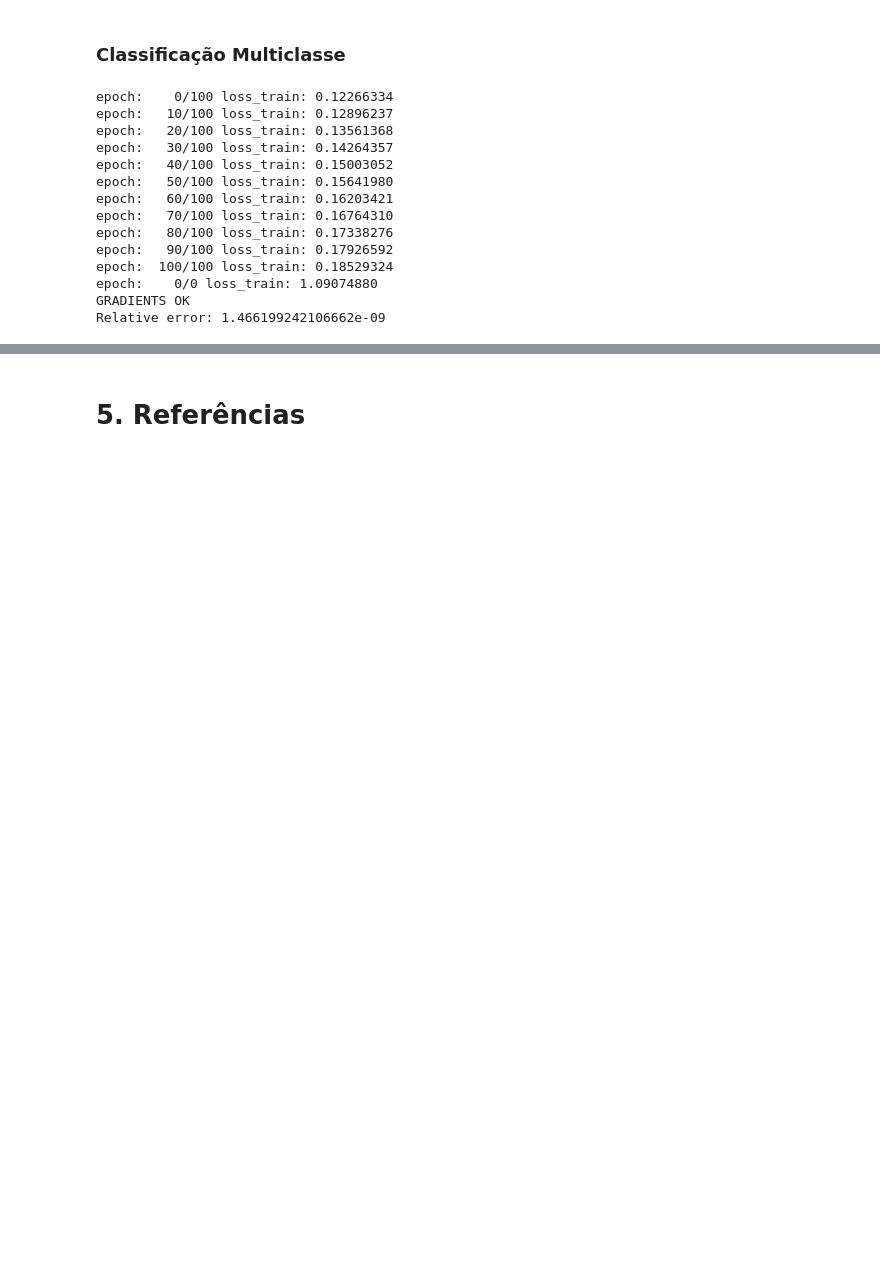
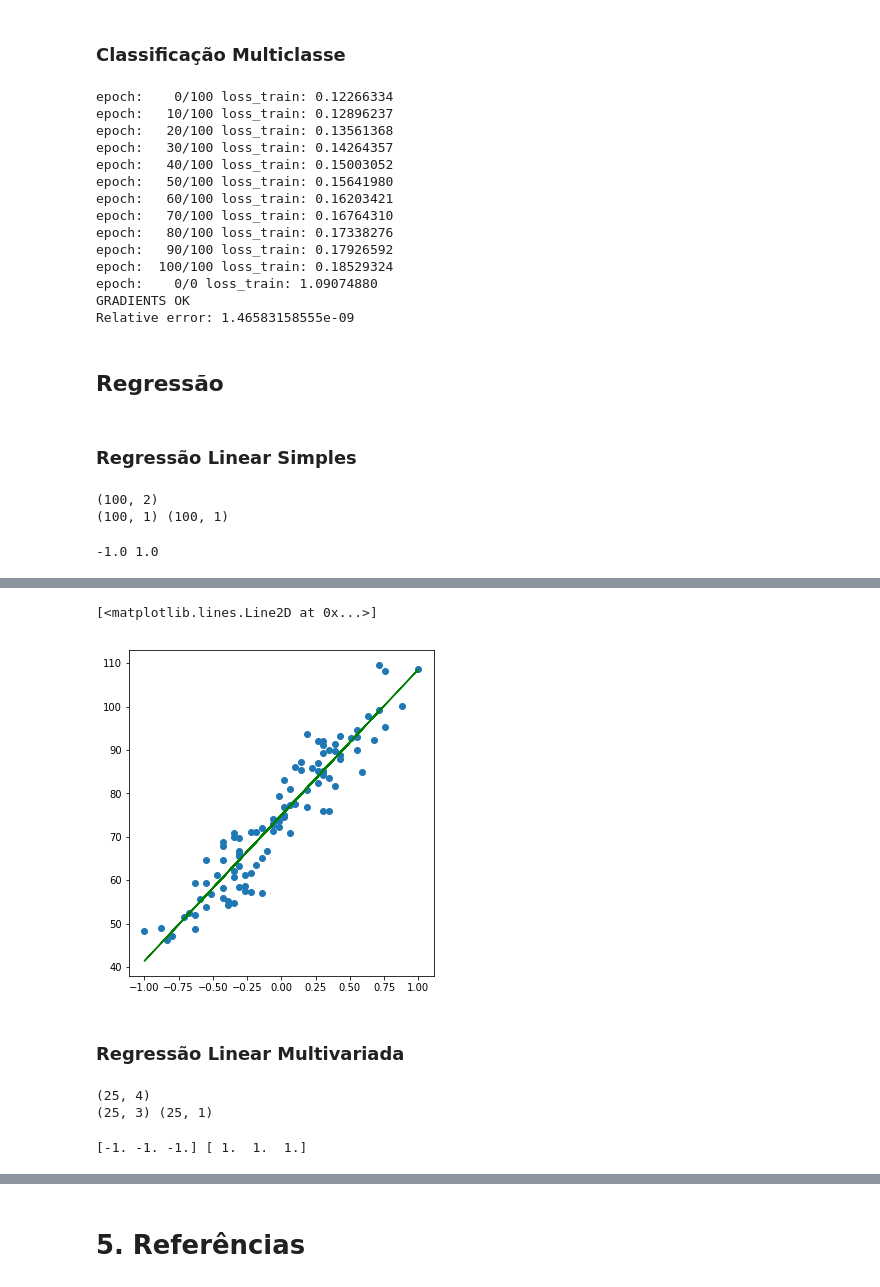
Before and after one commit to arnaldog12/Machine_Learning, a Jupyter notebook: Redes Neurais.ipynb, the cells around one changed output, grey strips where cells are left out. Cells and saved outputs as stored; diff of their text form; code cells hidden in the pictures; blank space fills up the shorter version.

Commit message:
adiciona exemplos de regressão, classificação binária e multiclasse

```diff
--- a/Redes Neurais.ipynb
+++ b/Redes Neurais.ipynb
@@ -261,7 +270,7 @@ Relative error: 8.649640788422605e-10
 ### Classificação Multiclasse
 # %%
 y = np.random.randint(0, 2, (N, 1))
-y_oh = OneHotEncoder(sparse=False, categories='auto').fit_transform(y)
+y_oh = OneHotEncoder(sparse=False).fit_transform(y)
 D_in, D_out = x.shape[1], y_oh.shape[1]
 
 nn = NeuralNetwork(cost_func=softmax_neg_log_likelihood, learning_rate=1e-3)
@@ -288,4 +297,40 @@ epoch:   90/100 loss_train: 0.17926592
 epoch:  100/100 loss_train: 0.18529324
 epoch:    0/0 loss_train: 1.09074880
 GRADIENTS OK
-Relative error: 1.466199242106662e-09
+Relative error: 1.46583158555e-09
+# %% [markdown]
+## Regressão
+# %% [markdown]
+###  Regressão Linear Simples
+# %%
+data = np.loadtxt('data/medidas.csv', delimiter=',', skiprows=1)
+print(data.shape)
+
+x, y = data[:,0].reshape(-1,1), data[:,1].reshape(-1,1)
+print(x.shape, y.shape)
+# %% [output]
+(100, 2)
+(100, 1) (100, 1)
+# %%
+minmax = MinMaxScaler(feature_range=(-1, 1))
+x = minmax.fit_transform(x.astype(np.float64))
+
+print(x.min(), x.max())
+# %% [output]
+-1.0 1.0
+# %%
+D_in, D_out = x.shape[1], y.shape[1]
+
+nn = NeuralNetwork(cost_func=mse, learning_rate=1e-1)
+nn.layers.append(Layer(input_dim=D_in, output_dim=D_out, activation=linear))
+
+nn.fit(x, y, epochs=1000, verbose=100)
+
+print(nn.layers[0].weights)
+print(nn.layers[0].biases)
+
+plt.figure(figsize=(12, 6))
+plt.subplot(1, 2, 1)
+plt.scatter(x, y)
+plt.plot(x, nn.predict(x), c='green')
+# %% [output]
@@ -291,0 +350,20 @@ Relative error: 1.466199242106662e-09
+[<matplotlib.lines.Line2D at 0x...>]
+[figure, added]
+# %% [markdown]
+### Regressão Linear Multivariada
+# %%
+data = np.loadtxt('data/notas.csv', delimiter=',', skiprows=1)
+print(data.shape)
+
+x, y = data[:,:-1], data[:,-1].reshape(-1,1)
+print(x.shape, y.shape)
+# %% [output]
+(25, 4)
+(25, 3) (25, 1)
+# %%
+minmax = MinMaxScaler(feature_range=(-1, 1))
+x = minmax.fit_transform(x.astype(np.float64))
+
+print(x.min(axis=0), x.max(axis=0))
+# %% [output]
+[-1. -1. -1.] [ 1.  1.  1.]
```
Also changed, not shown: parts of 68 cells of this notebook.
